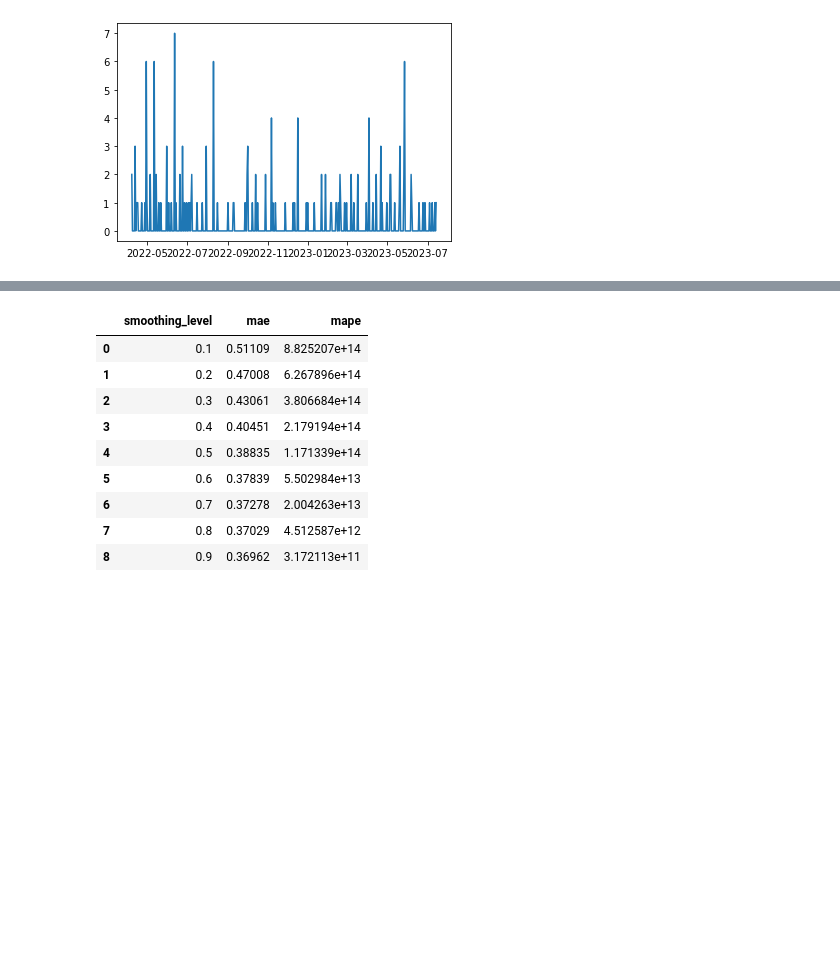
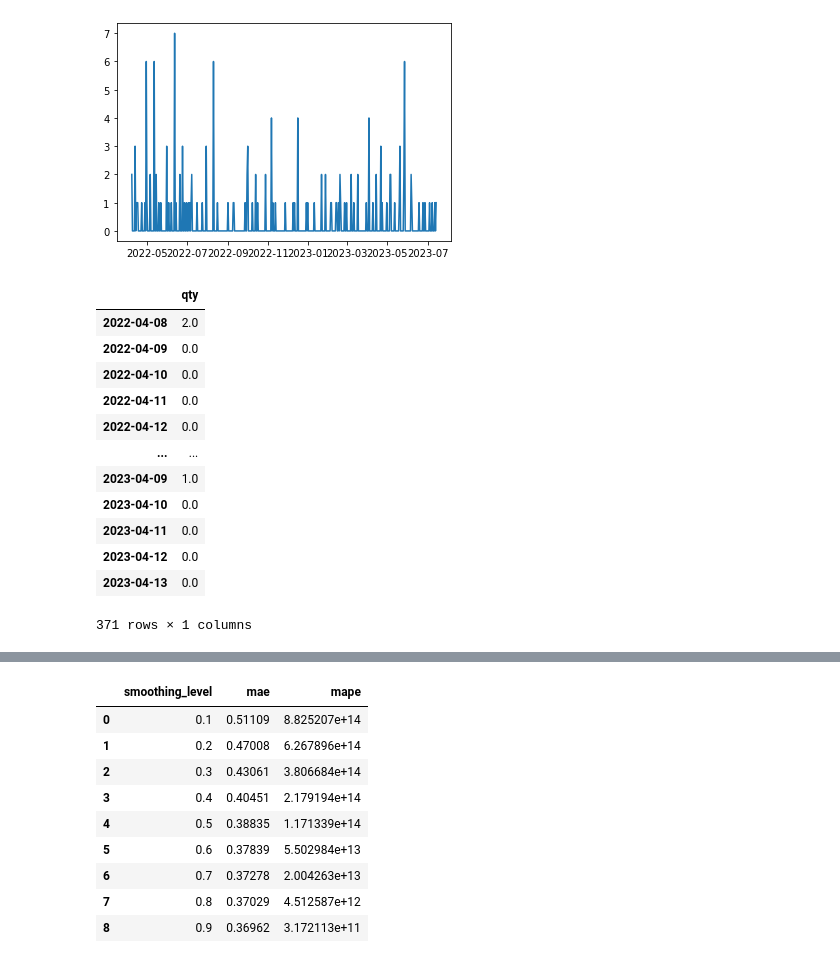
Before and after one commit to kevanoktavio/CloudWine_DemandPrediction, a Jupyter notebook: development/notebooks/cara_model.ipynb, the cells around one changed output, grey strips where cells are left out. Saved outputs shown, nothing was run; the diff lists cells and outputs as text; code cells hidden in the pictures; blank space fills up the shorter version.

```diff
--- a/development/notebooks/cara_model.ipynb
+++ b/development/notebooks/cara_model.ipynb
@@ -175,3 +175,19 @@ import math
 size = len(for_model)
 train = for_model.iloc[0:math.ceil(size*0.8)]
 test = for_model.iloc[math.ceil(size*0.8)::]
+# %%
+train
+# %% [output]
+|  | qty |
+| 2022-04-08 | 2.0 |
+| 2022-04-09 | 0.0 |
+| 2022-04-10 | 0.0 |
+| 2022-04-11 | 0.0 |
+| 2022-04-12 | 0.0 |
+| ... | ... |
+| 2023-04-09 | 1.0 |
+| 2023-04-10 | 0.0 |
+| 2023-04-11 | 0.0 |
+| 2023-04-12 | 0.0 |
+| 2023-04-13 | 0.0 |
+371 rows × 1 columns
```
Also changed, not shown: parts of 7 cells of this notebook, 1 other file.
